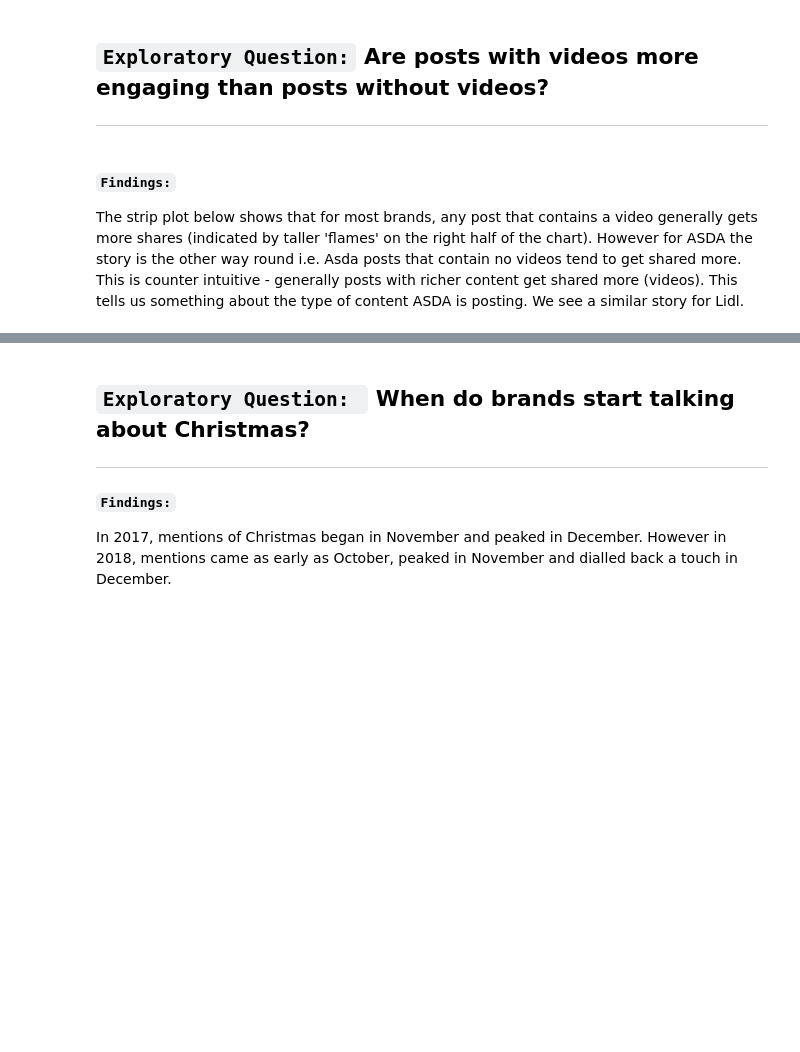
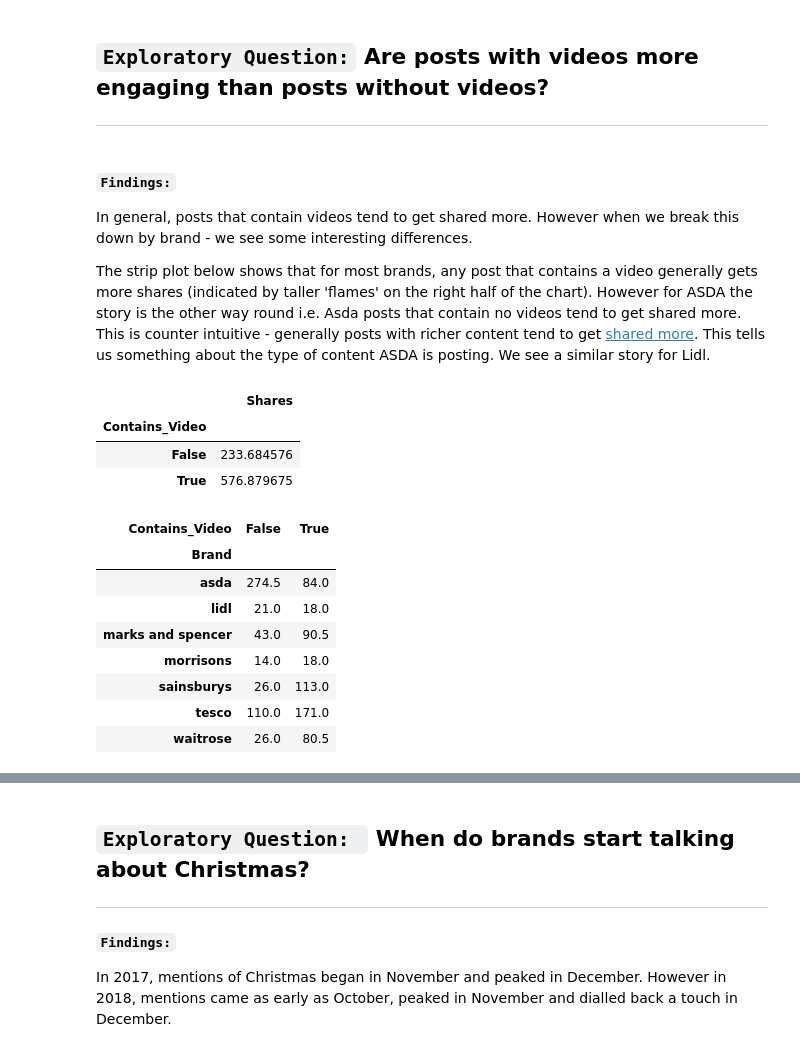
Before and after one commit to kitsamho/General-Assembly_DSI-Capstone-Project, a Jupyter notebook: 4_EDA/4_EDA.ipynb, the cells around one changed output, grey strips where cells are left out. Drawn from its saved outputs; the diff is of its cells as text; code cells hidden in the pictures; blank space fills up the shorter version.

```diff
--- a/4_EDA/4_EDA.ipynb
+++ b/4_EDA/4_EDA.ipynb
@@ -567,8 +571,33 @@ brand_barplot(brand_summary_mean,'Video_Rate')
 ---
 # %% [markdown]
 #### `Findings:`
+In general, posts that contain videos tend to get shared more. However when we break this down by brand - we see some interesting differences.
 
-The strip plot below shows that for most brands, any post that contains a video generally gets more shares (indicated by taller 'flames' on the right half of the chart). However for ASDA the story is the other way round i.e. Asda posts that contain no videos tend to get shared more. This is counter intuitive - generally posts with richer content get shared more (videos). This tells us something about the type of content ASDA is posting. We see a similar story for Lidl.
+The strip plot below shows that for most brands, any post that contains a video generally gets more shares (indicated by taller 'flames' on the right half of the chart). However for ASDA the story is the other way round i.e. Asda posts that contain no videos tend to get shared more. This is counter intuitive - generally posts with richer content tend to get [shared more](https://www.advancedwebranking.com/blog/11-reasons-why-video-is-better/). This tells us something about the type of content ASDA is posting. We see a similar story for Lidl.
+# %%
+#pivot table that shows that posts with videos, in general receive more shares than posts without videos
+shares_summary_all = df.pivot_table('Shares','Contains_Video',aggfunc=np.mean)
+shares_summary_all
+# %% [output]
+|  | Shares |
+| Contains_Video |  |
+| False | 233.684576 |
+| True | 576.879675 |
+# %%
+#Pivot table below summarises the differences in the median shares of posts with videos vs posts without videos
+#for by brand
+brand_summary = df.pivot_table('Shares','Brand','Contains_Video',aggfunc=np.median)
+brand_summary
+# %% [output]
+| Contains_Video | False | True |
+| Brand |  |  |
+| asda | 274.5 | 84.0 |
+| lidl | 21.0 | 18.0 |
+| marks and spencer | 43.0 | 90.5 |
+| morrisons | 14.0 | 18.0 |
+| sainsburys | 26.0 | 113.0 |
+| tesco | 110.0 | 171.0 |
+| waitrose | 26.0 | 80.5 |
 # %%
 #function that takes brands and metrics as arguments and returns a strip plot
 def stripplot(brands,xmetric,metric_y,metric_y_max=1000000,alpha=0.4):
```
Also changed, not shown: parts of 3 cells of this notebook, 4 other files.
